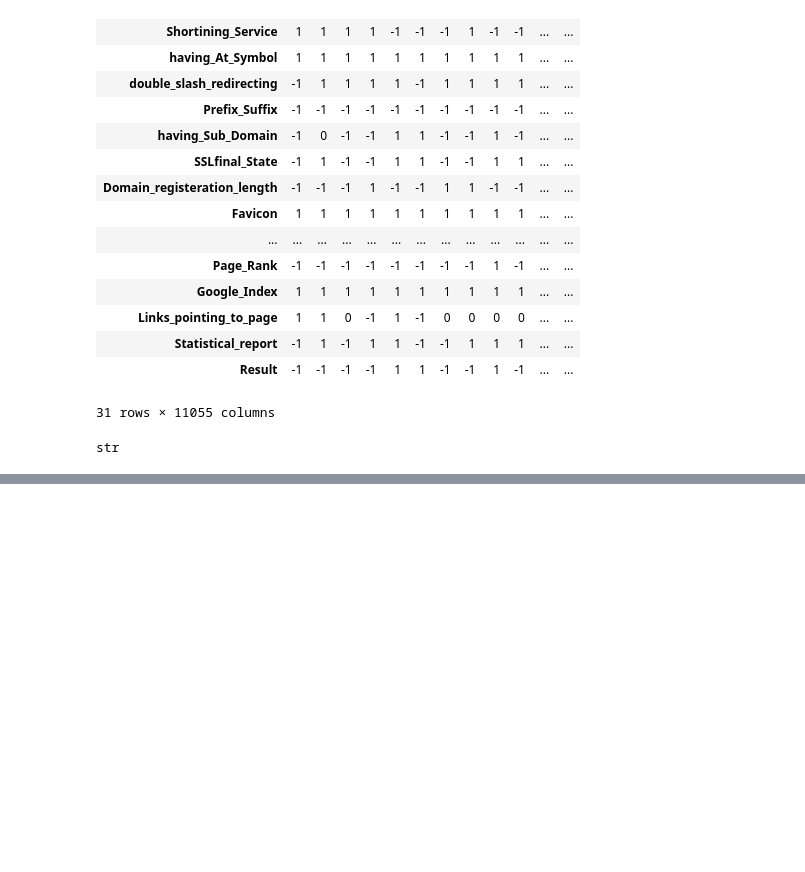
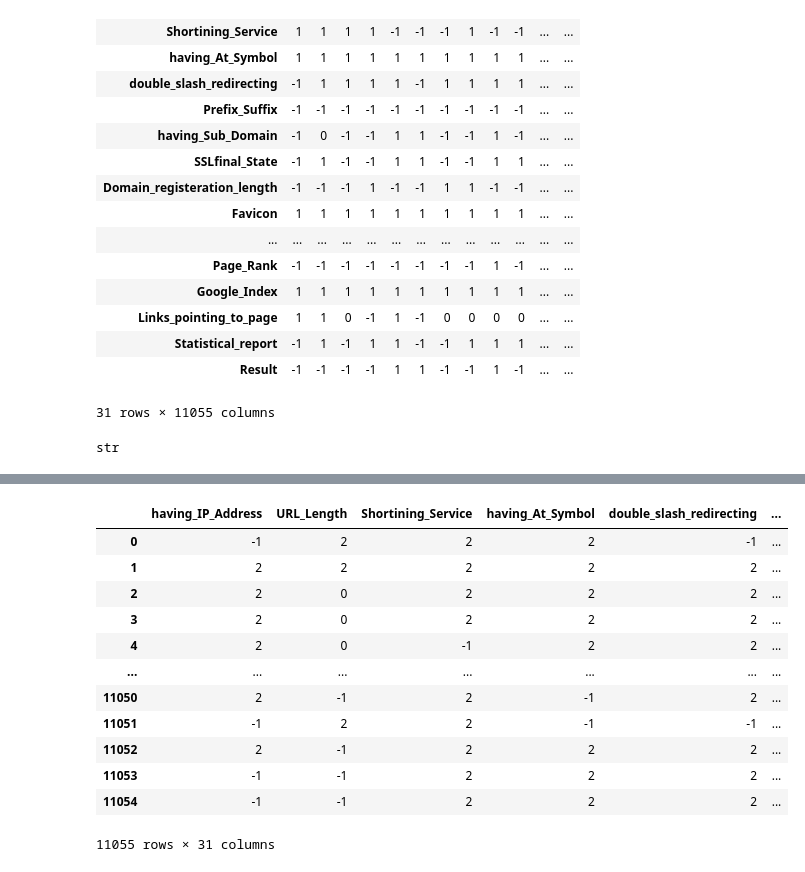
Before and after one commit to Abdulrhman-Alwehaib/networkSecurityAI, a Jupyter notebook: notebooks/test.ipynb, the cells around one changed output, grey strips where cells are left out. Drawn from its saved outputs; the diff is of its cells as text; code cells hidden in the pictures; blank space fills up the shorter version.

Commit message:
added Data Ingestion related work

```diff
--- a/notebooks/test.ipynb
+++ b/notebooks/test.ipynb
@@ -50,0 +88,17 @@ json.loads(data[:2].T.to_json()).values()
+# %%
+data.replace({-1:2,1:-2})
+data.replace(1,2)
+# %% [output]
+|  | having_IP_Address | URL_Length | Shortining_Service | having_At_Symbol | double_slash_redirecting | ... |
+| 0 | -1 | 2 | 2 | 2 | -1 | ... |
+| 1 | 2 | 2 | 2 | 2 | 2 | ... |
+| 2 | 2 | 0 | 2 | 2 | 2 | ... |
+| 3 | 2 | 0 | 2 | 2 | 2 | ... |
+| 4 | 2 | 0 | -1 | 2 | 2 | ... |
+| ... | ... | ... | ... | ... | ... | ... |
+| 11050 | 2 | -1 | 2 | -1 | 2 | ... |
+| 11051 | -1 | 2 | 2 | -1 | -1 | ... |
+| 11052 | 2 | -1 | 2 | 2 | 2 | ... |
+| 11053 | -1 | -1 | 2 | 2 | 2 | ... |
+| 11054 | -1 | -1 | 2 | 2 | 2 | ... |
+11055 rows × 31 columns
```
Also changed, not shown: parts of 4 cells of this notebook, 9 other files.
